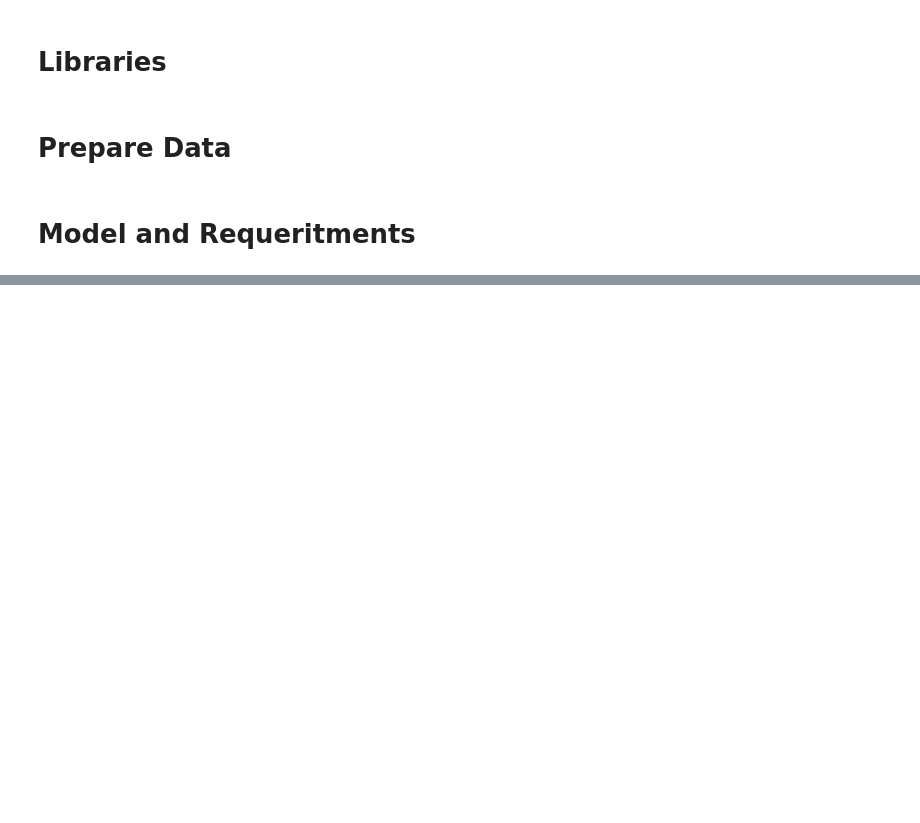
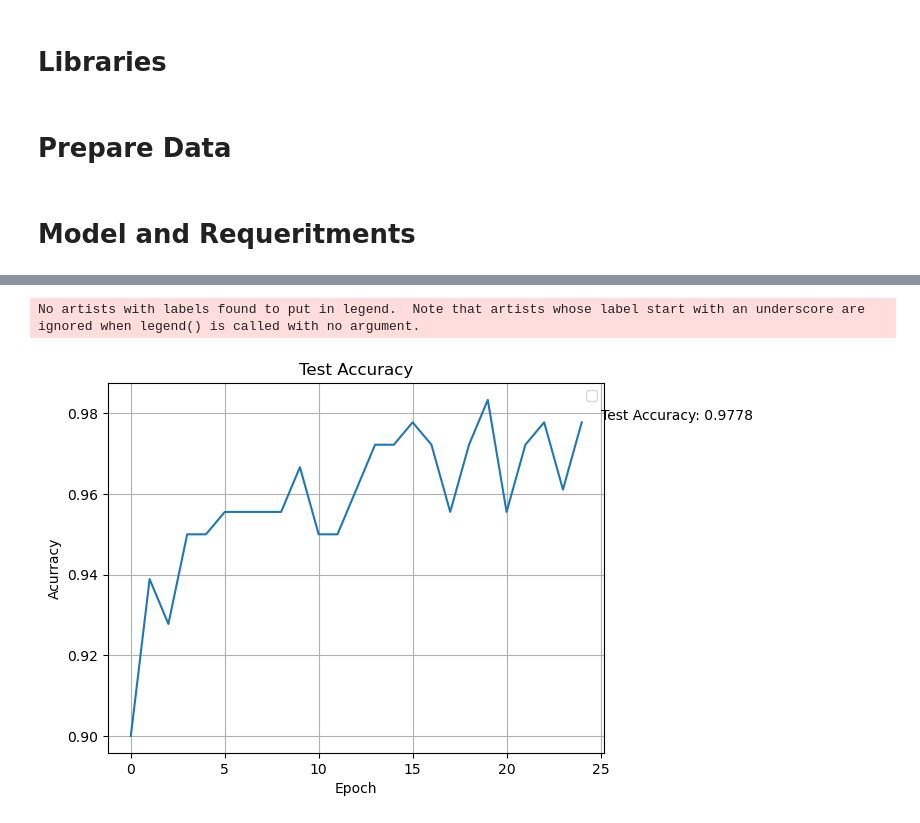
Before and after one commit to esadaltunel/jellyfish_Resnet, a Jupyter notebook: main.ipynb, the cells around one changed output, grey strips where cells are left out. Drawn from its saved outputs; the diff is of its cells as text; code cells hidden in the pictures; blank space fills up the shorter version.

```diff
--- a/main.ipynb
+++ b/main.ipynb
@@ -15,7 +13,7 @@ from PIL import Image
 # %%
 image_folder = "archive"
 data_transform = transforms.Compose([
-    transforms.Resize((224, 224)),
+    transforms.Resize((120, 120)),
     transforms.ToTensor(),
     transforms.Normalize(mean=[0.485, 0.456, 0.406], std=[0.229, 0.224, 0.225]),
 ])
@@ -25,7 +23,7 @@ train_size = int(0.8 * len(dataset))
 test_size = len(dataset) - train_size
 train_set, test_set = random_split(dataset, [train_size, test_size])
 
-batch_size = 32
+batch_size = 8
 train_loader = DataLoader(train_set, batch_size=batch_size, shuffle=True)
 test_loader = DataLoader(test_set, batch_size=batch_size, shuffle=False)
 # %% [markdown]
@@ -36,5 +34,5 @@ resnet_model = models.resnet18(weights=ResNet18_Weights.DEFAULT)
 resnet_model.fc = nn.Linear(resnet_model.fc.in_features, num_classes)
 
 criterion = nn.CrossEntropyLoss()
-optimizer = optim.Adam(resnet_model.parameters(), lr=0.001)
+optimizer = optim.Adam(resnet_model.parameters(), lr=0.0001)
 # %% [markdown]
@@ -52,7 +50,7 @@ def train(model, train_loader, test_loader, criterion, optimizer, epochs=5):
 
         for inputs, labels in train_loader:
             optimizer.zero_grad()
-            outputs = model(inputs)
+            outputs = nn.functional.softmax(model(inputs), 1)
             loss = criterion(outputs, labels)
             loss.backward()
             optimizer.step()
@@ -84,3 +82,4 @@ def train(model, train_loader, test_loader, criterion, optimizer, epochs=5):
               f'Train Loss: {train_losses[-1]:.4f}, '
               f'Test Loss: {test_losses[-1]:.4f}, '
               f'Accuracy: {100 * accuracy:.2f}%')
+    return train_losses, test_losses, accuracies
@@ -87,4 +88,4 @@ def train(model, train_loader, test_loader, criterion, optimizer, epochs=5):
 # %%
-EPOCH = 10
-train(resnet_model, train_loader, test_loader, criterion, optimizer, EPOCH)
+EPOCH = 25
+train_losses, test_losses, accuracies = train(resnet_model, train_loader, test_loader, criterion, optimizer, EPOCH)
 # %% [output]
@@ -100,0 +109,12 @@ Epoch [10/10], Train Loss: 0.0294, Test Loss: 0.2204, Accuracy: 93.89%
+# %%
+plt.plot(range(EPOCH), accuracies)
+plt.xlabel('Epoch')
+plt.ylabel('Acurracy')
+plt.title('Test Accuracy')
+plt.legend()
+plt.grid()
+plt.text(EPOCH, accuracies[-1], f'Test Accuracy: {accuracies[-1]:.4f}', ha='left', va='bottom')
+plt.show()
+# %% [output]
+No artists with labels found to put in legend.  Note that artists whose label start with an underscore are ignored when legend() is called with no argument.
+[figure, added]
```
Also changed, not shown: parts of 4 cells of this notebook, 1 other file.
